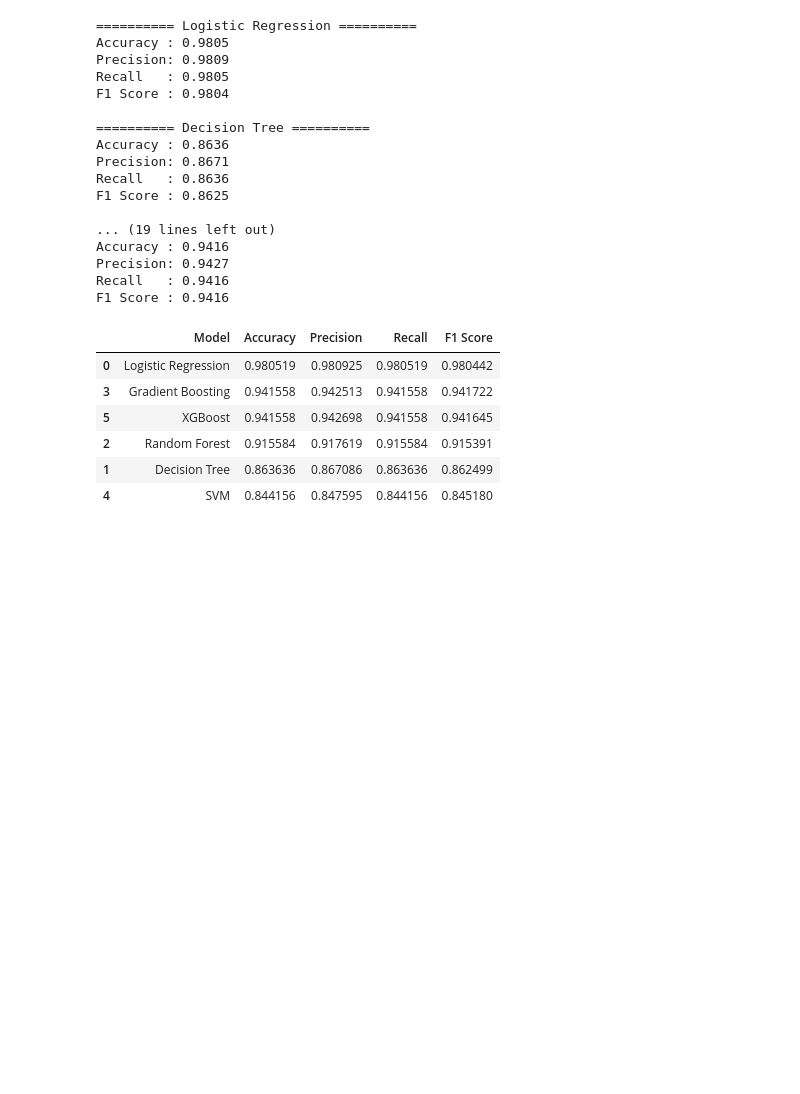
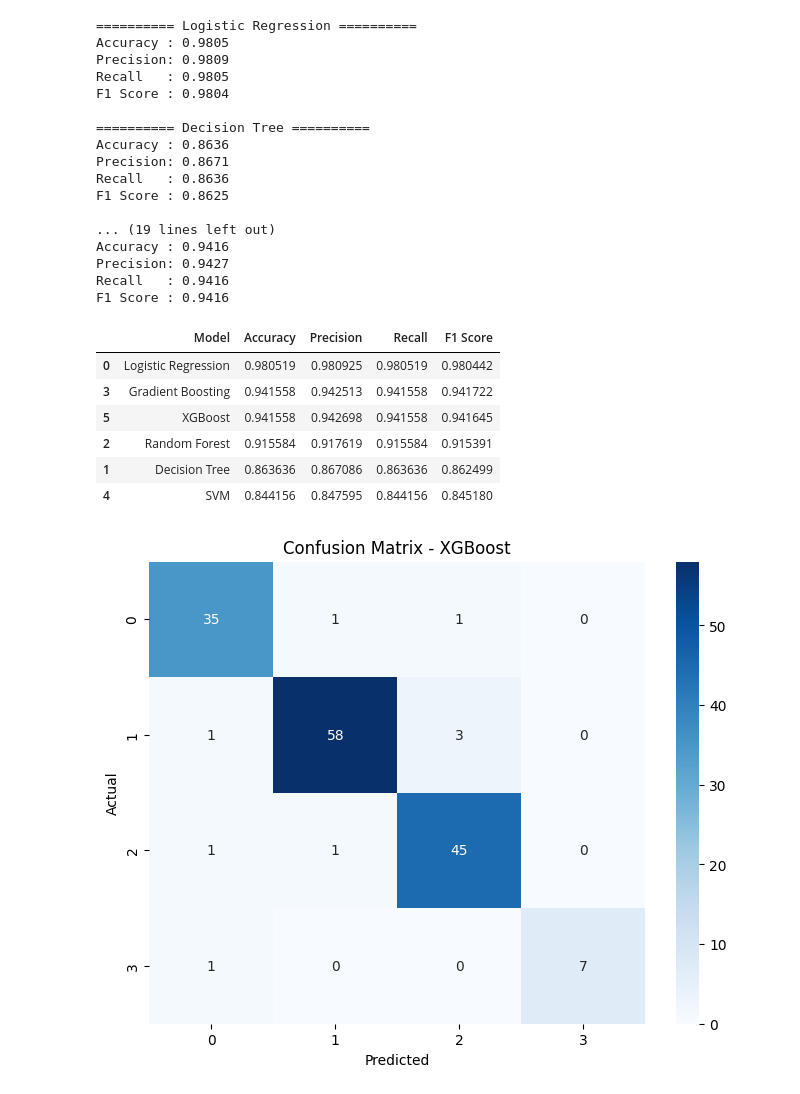
Before and after one commit to Laraibi/diabetes-prediction-and-clustering, a Jupyter notebook: notebooks/04_classification.ipynb, the cells around one changed output. Cells and saved outputs as stored; diff of their text form; code cells hidden in the pictures; blank space fills up the shorter version.

```diff
--- a/notebooks/04_classification.ipynb
+++ b/notebooks/04_classification.ipynb
@@ -241,3 +241,27 @@ results_df.sort_values(
 | 2 | Random Forest | 0.915584 | 0.917619 | 0.915584 | 0.915391 |
 | 1 | Decision Tree | 0.863636 | 0.867086 | 0.863636 | 0.862499 |
 | 4 | SVM | 0.844156 | 0.847595 | 0.844156 | 0.845180 |
+# %%
+best_model = models["XGBoost"]
+
+predictions = best_model.predict(X_test)
+
+cm = confusion_matrix(y_test, predictions)
+
+plt.figure(figsize=(8, 6))
+
+sns.heatmap(
+    cm,
+    annot=True,
+    fmt="d",
+    cmap="Blues"
+)
+
+plt.title("Confusion Matrix - XGBoost")
+
+plt.xlabel("Predicted")
+plt.ylabel("Actual")
+
+plt.show()
+# %% [output]
+[figure, added]
```
Also changed, not shown: 1 other file.
